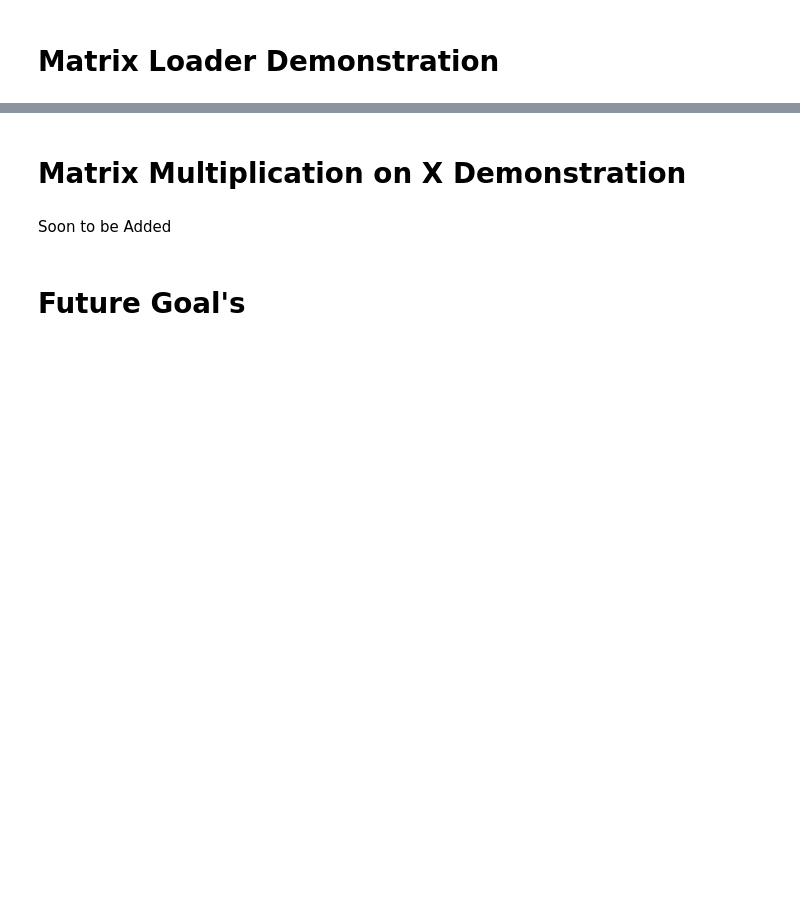
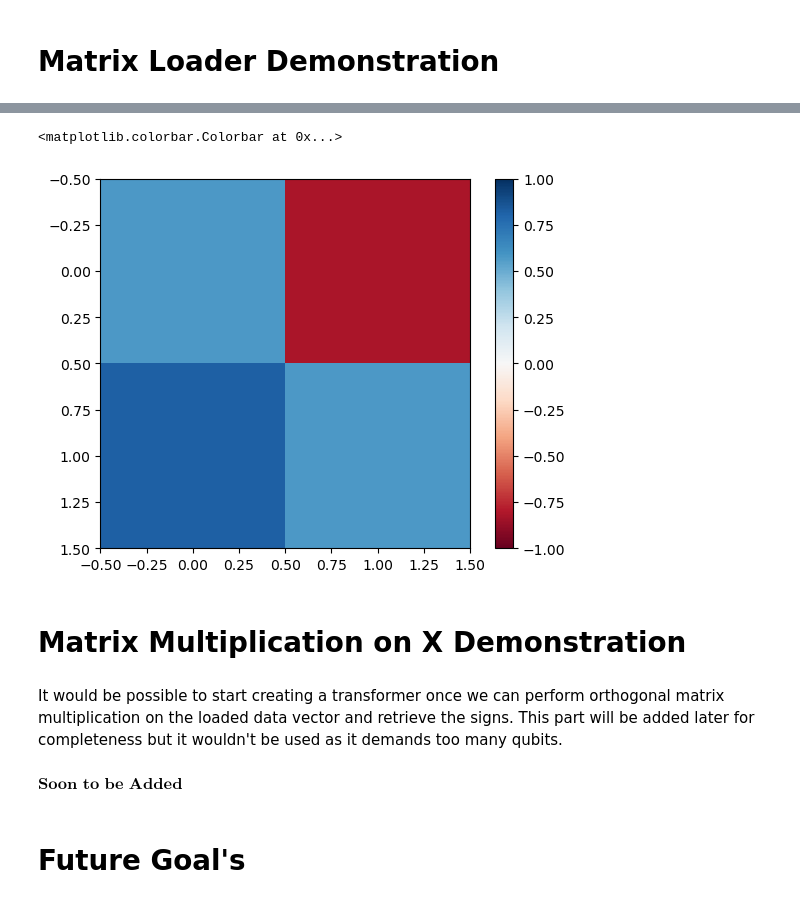
Before and after one commit to EyupBunlu/QViT_HEP_ML4Sci, a Jupyter notebook: Introduction.ipynb, the cells around one changed output, grey strips where cells are left out. Saved outputs shown, nothing was run; the diff lists cells and outputs as text; code cells hidden in the pictures; blank space fills up the shorter version.

```diff
--- a/Introduction.ipynb
+++ b/Introduction.ipynb
@@ -82,0 +114,9 @@ Text(0.5, 1.0, "Matrix Loader's Matrix Representation for Loading X")
+# %%
+W_ideal = torch.rand(d,d)
+W_ideal = W_ideal-W_ideal.T
+W_ideal = (torch.eye(d)-W_ideal)@(torch.eye(d)+W_ideal).inverse()
+
+Y = torch.einsum('nik,kl,njl->nij',X,W_ideal,X)
+
+alphas = convert_array(X)
+norms = (X**2).sum(axis=-1).sqrt()
@@ -83,7 +167,15 @@ Text(0.5, 1.0, "Matrix Loader's Matrix Representation for Loading X")
+# %%
+plt.imshow(W_ideal,vmin=-1,vmax=1,cmap='RdBu')
+plt.colorbar()
+# %% [output]
+<matplotlib.colorbar.Colorbar at 0x...>
+[figure, added]
 # %% [markdown]
 # Matrix Multiplication on X Demonstration
+# %% [markdown]
+It would be possible to start creating a transformer once we can perform orthogonal matrix multiplication on the loaded data vector and retrieve the signs. This part will be added later for completeness but it wouldn't be used as it demands too many qubits.
 # %% [markdown]
-Soon to be Added
+$\textbf{Soon to be Added}$
 # %% [markdown]
 # Future Goal's
 # %% [markdown]
```
Also changed, not shown: parts of 15 cells of this notebook.
